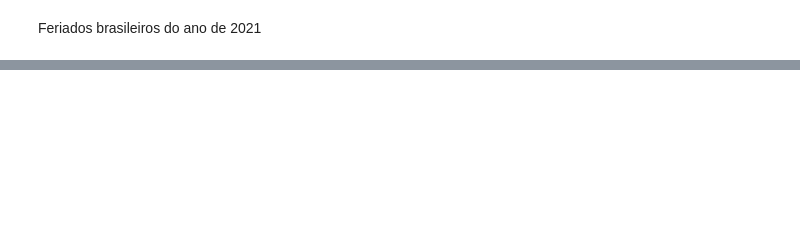
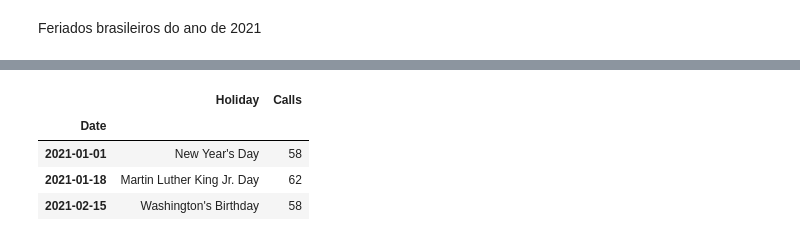
Before and after one commit to ppsmoraes/call-center-forecast, a Jupyter notebook: notebook.ipynb, the cells around one changed output, grey strips where cells are left out. Cells and saved outputs as stored; diff of their text form; code cells hidden in the pictures; blank space fills up the shorter version.

```diff
--- a/notebook.ipynb
+++ b/notebook.ipynb
@@ -75,7 +125,13 @@ holiday_df
 # %%
-holydays_observed: pd.DataFrame = holiday_df.merge(dayly, how='inner', on='Date')
+holydays_observed: pd.DataFrame = us_holiday_df.merge(dayly, how='inner', on='Date')
 
 holydays_observed
+# %% [output]
+|  | Holiday | Calls |
+| Date |  |  |
+| 2021-01-01 | New Year's Day | 58 |
+| 2021-01-18 | Martin Luther King Jr. Day | 62 |
+| 2021-02-15 | Washington's Birthday | 58 |
 # %%
 # Separando os dados em treino e teste (últimas 2 semanas)
 train = dayly[:-14]
```
Also changed, not shown: parts of 11 cells of this notebook.
